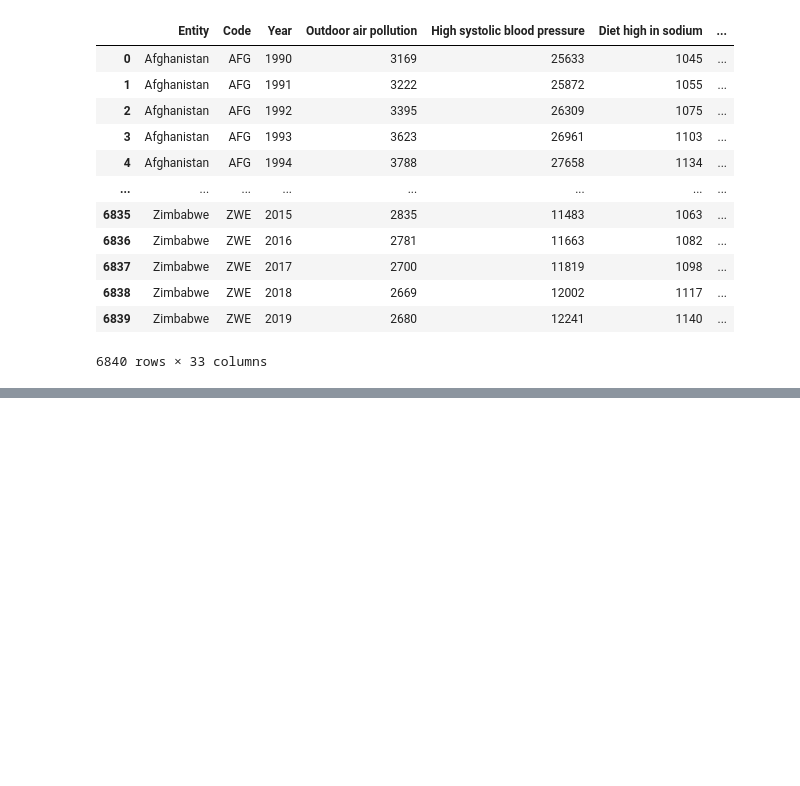
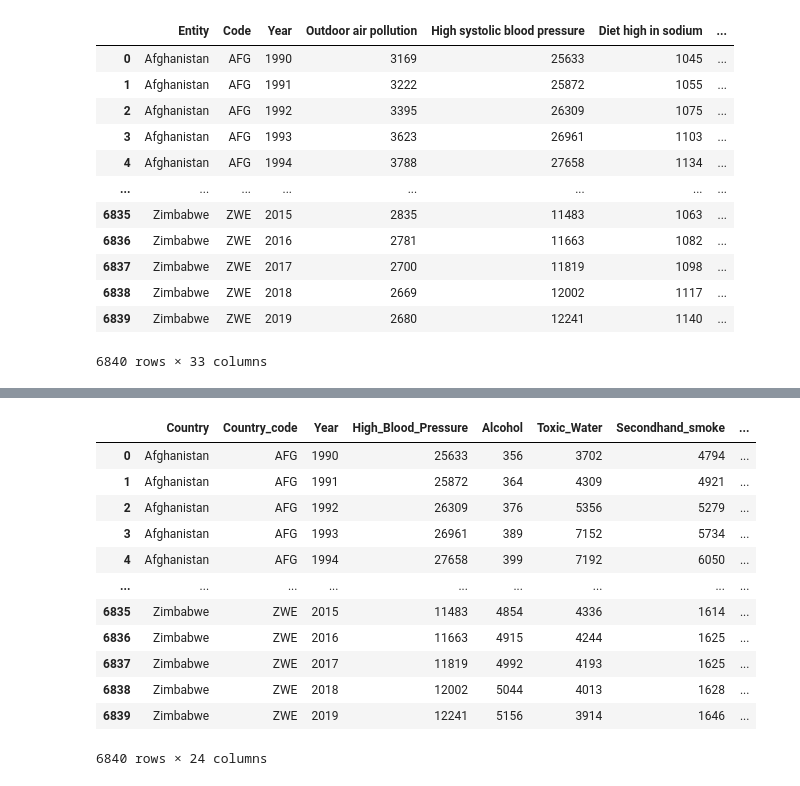
Before and after one commit to KatharinaSojka/Project_2_Group_2, a Jupyter notebook: Project3_group3_Death_rates.ipynb, the cells around one changed output, grey strips where cells are left out. Cells and saved outputs as stored; diff of their text form; code cells hidden in the pictures; blank space fills up the shorter version.

```diff
--- a/Project3_group3_Death_rates.ipynb
+++ b/Project3_group3_Death_rates.ipynb
@@ -94,0 +135,4 @@ death_rate_causes_df
+# %%
+# Merge Vitamin A deficiency and Iron defiency into Elements_Deficiency
+death_rate['Elements_Deficiency']= death_rate['Vitamin A deficiency'] + death_rate['Iron deficiency']
+death_rate.head()
@@ -117,0 +179,10 @@ memory usage: 1.4+ MB
+# %%
+# Renaming column for better understanding
+death_rate_new = death_rate.rename(columns={"Entity": "Country", "Code": "Country_code", "High systolic blood pressure": "High_Blood_Pressure",
+                                            "Alochol use": "Alcohol", "Unsafe water source": "Toxic_Water", "Secondhand smoke": "Secondhand_smoke",
+                                            "Low birth weight": "Low_birth_weight", "Child wasting": "Child_malnutrition", "Unsafe sex": "Unsafe_sex",
+                                            "Household air pollution from solid fuels": "Household_air_pollution", "Low physical activity": "Sedentary_lifestyle",
+                                            "High fasting plasma glucose": "Hyperglycemia","High body mass index": "High_BMI", "Unsafe sanitation": "Unsafe_sanitation",
+                                            "No access to handwashing facility": "Lack_of_handwashing_facility", "Drug use": "Drugs", "Low bone mineral density": "Osteoporosis",
+                                            "Child stunting": "Stunting_of_growth"})
+death_rate_new.head()
@@ -117,0 +263,16 @@ memory usage: 1.4+ MB
+# %%
+death_rate_new
+# %% [output]
+|  | Country | Country_code | Year | High_Blood_Pressure | Alcohol | Toxic_Water | Secondhand_smoke | ... |
+| 0 | Afghanistan | AFG | 1990 | 25633 | 356 | 3702 | 4794 | ... |
+| 1 | Afghanistan | AFG | 1991 | 25872 | 364 | 4309 | 4921 | ... |
+| 2 | Afghanistan | AFG | 1992 | 26309 | 376 | 5356 | 5279 | ... |
+| 3 | Afghanistan | AFG | 1993 | 26961 | 389 | 7152 | 5734 | ... |
+| 4 | Afghanistan | AFG | 1994 | 27658 | 399 | 7192 | 6050 | ... |
+| ... | ... | ... | ... | ... | ... | ... | ... | ... |
+| 6835 | Zimbabwe | ZWE | 2015 | 11483 | 4854 | 4336 | 1614 | ... |
+| 6836 | Zimbabwe | ZWE | 2016 | 11663 | 4915 | 4244 | 1625 | ... |
+| 6837 | Zimbabwe | ZWE | 2017 | 11819 | 4992 | 4193 | 1625 | ... |
+| 6838 | Zimbabwe | ZWE | 2018 | 12002 | 5044 | 4013 | 1628 | ... |
+| 6839 | Zimbabwe | ZWE | 2019 | 12241 | 5156 | 3914 | 1646 | ... |
+6840 rows × 24 columns
```
Also changed, not shown: parts of 52 cells of this notebook, 24 other files.
